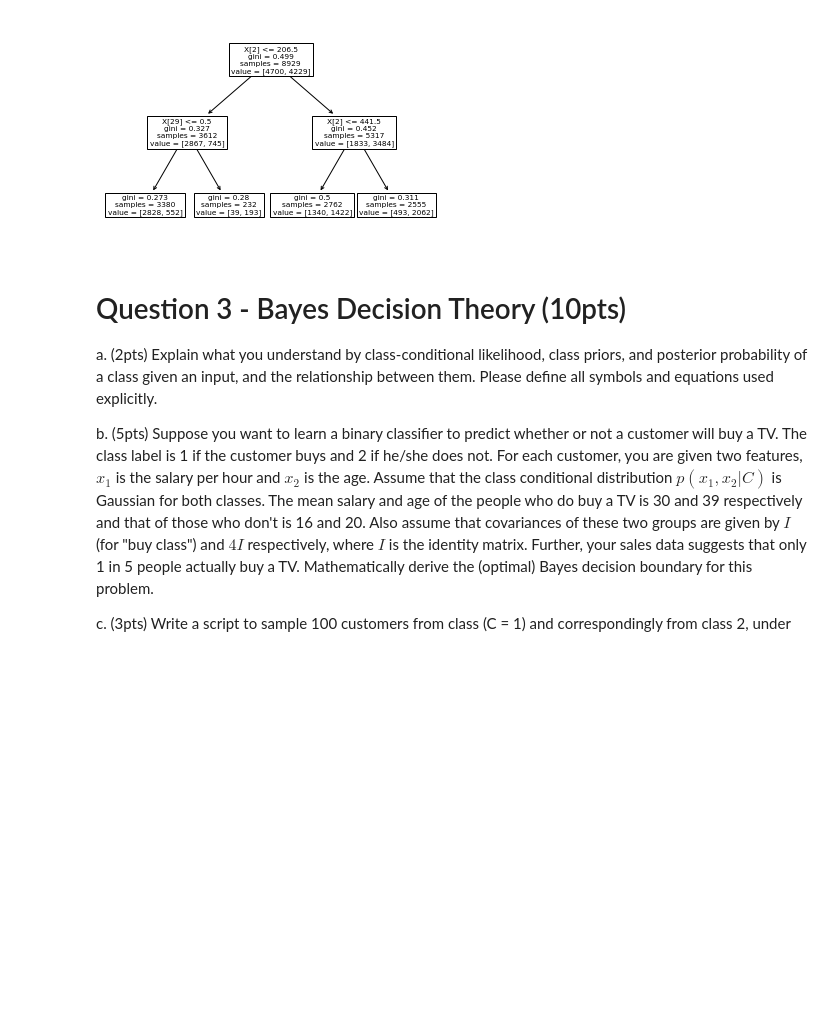
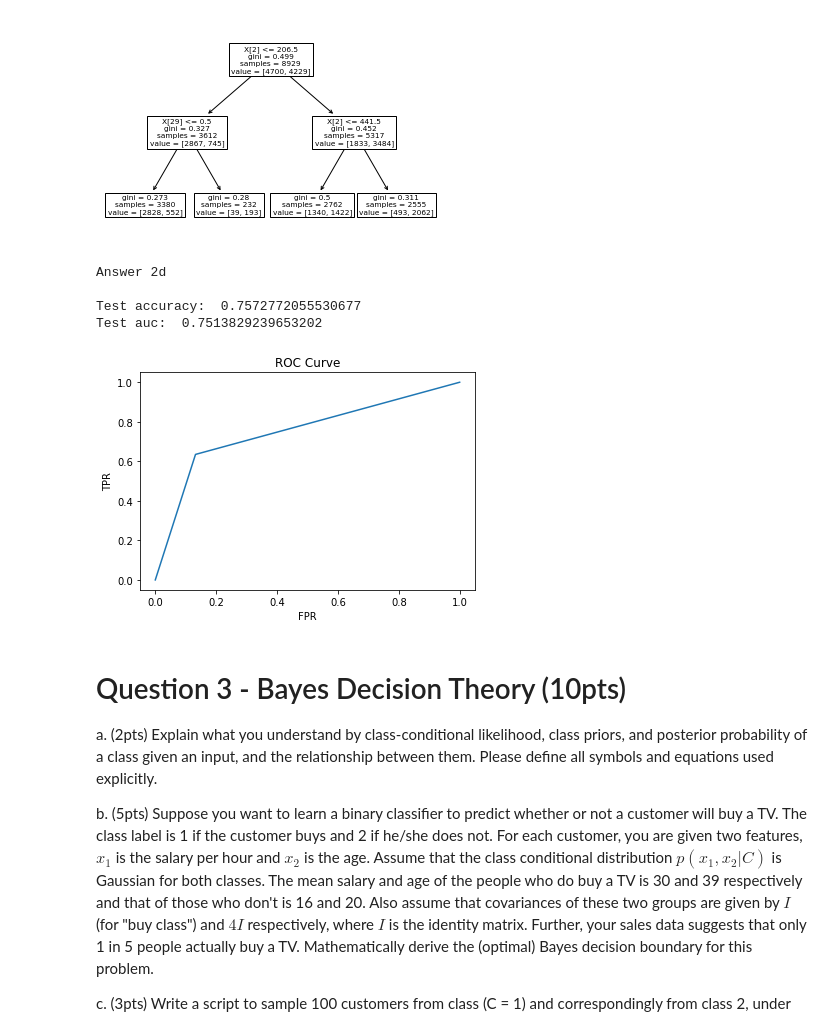
Before and after one commit to alexlisa9/HW3_EE461P, a Jupyter notebook: hw3.ipynb, the cells around one changed output. Drawn from its saved outputs; the diff is of its cells as text; code cells hidden in the pictures; blank space fills up the shorter version.

```diff
--- a/hw3.ipynb
+++ b/hw3.ipynb
@@ -400,3 +397,38 @@ print("Answer 2d\n")
+# %%
+#Answer 2d
+print("Answer 2d\n")
+
+from sklearn.metrics import accuracy_score
+from sklearn.metrics import roc_auc_score
+from sklearn.metrics import roc_curve, auc
+
+
+clf = DecisionTreeClassifier(criterion = "gini", max_depth = 3, random_state = 0)
+clf.fit(X_train, Y_train)
+y_test_pred = clf.predict(X_test)
+
+test_accuracy = accuracy_score(Y_test, y_test_pred)
+test_auc = roc_auc_score(Y_test, y_test_pred)
+
+print("Test accuracy: ", test_accuracy)
+print("Test auc: ", test_auc)
+
+
+# Plot ROC
+fpr, tpr, thresholds = roc_curve(Y_test, y_test_pred)
+#roc_auc = auc(fpr, tpr) # equals roc_auc()
+
+plt.plot(fpr, tpr)
+plt.xlabel("FPR")
+plt.ylabel("TPR")
+plt.title("ROC Curve")
+plt.show()
+# %% [output]
+Answer 2d
+
+Test accuracy:  0.7572772055530677
+Test auc:  0.7513829239653202
+[figure, added]
 # %% [markdown]
 # Question 3 - Bayes Decision Theory (10pts)
 
```
Also changed, not shown: parts of 1 cell of this notebook.
